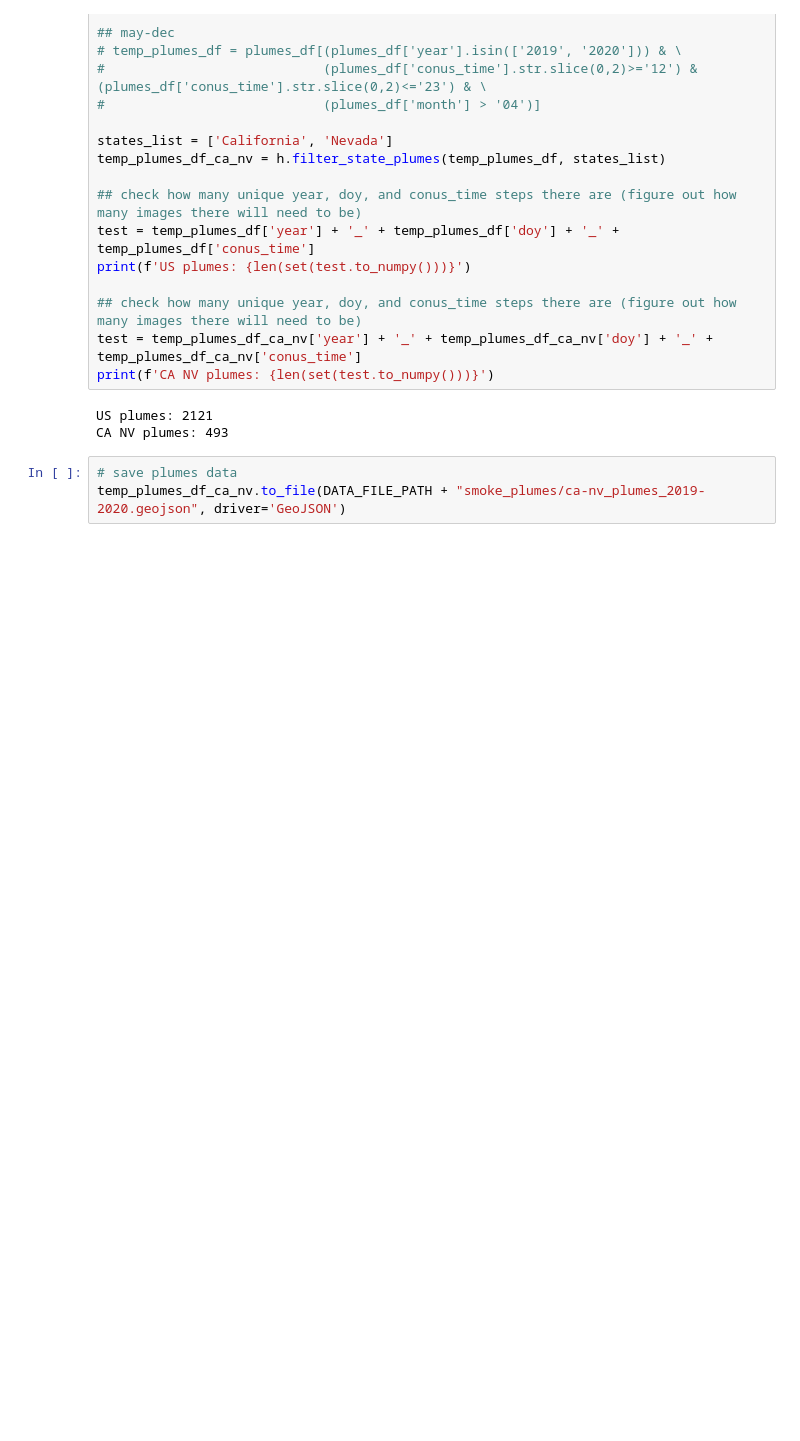
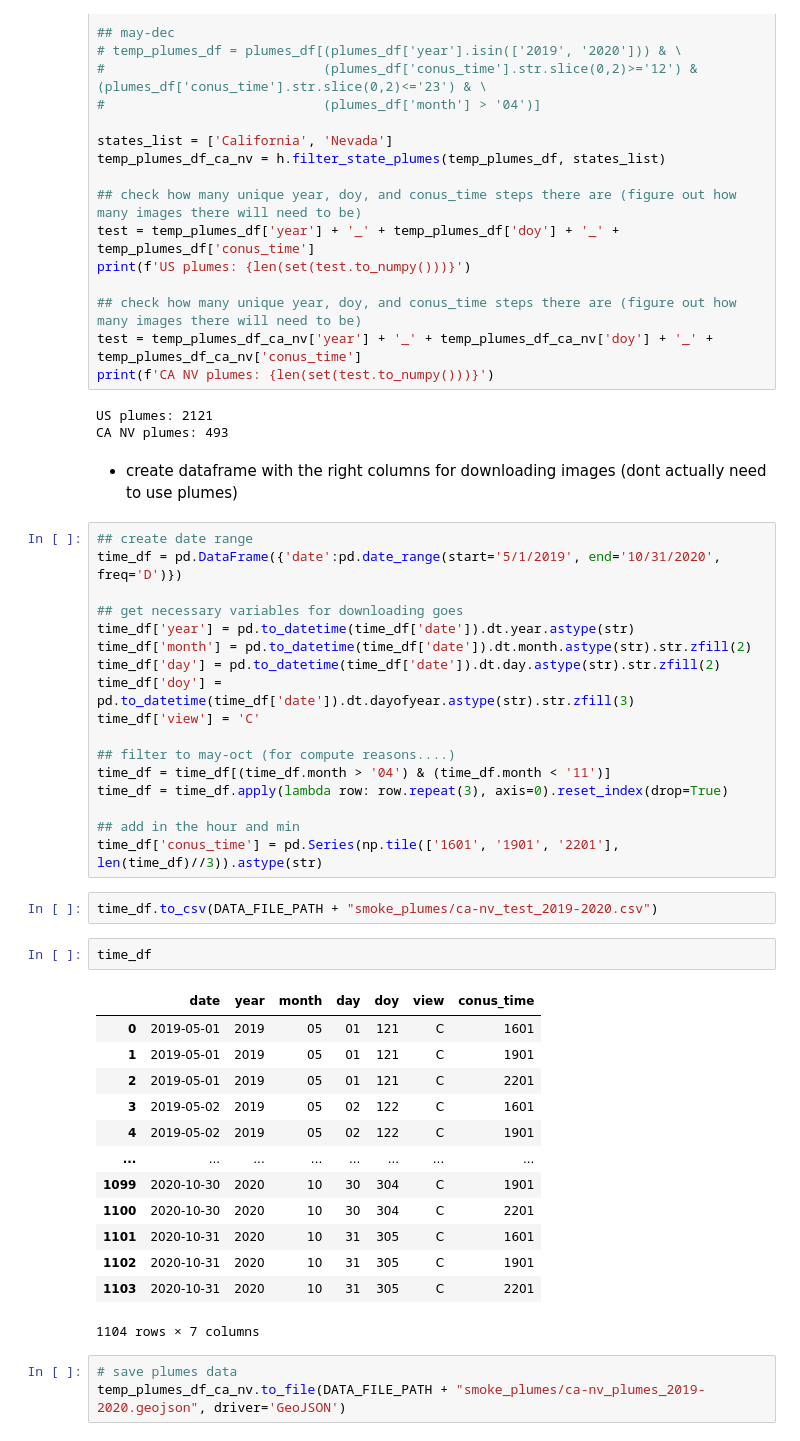
Before and after one commit to jeffwen/smoke_segmentation, a Jupyter notebook: notebooks/0_smoke_filtering_goes_download.ipynb, the cells around one changed output. Cells and saved outputs as stored; diff of their text form; blank space fills up the shorter version.

Commit message:
add custom test data download for 2019-2020

```diff
--- a/notebooks/0_smoke_filtering_goes_download.ipynb
+++ b/notebooks/0_smoke_filtering_goes_download.ipynb
@@ -107,6 +110,43 @@ print(f'CA NV plumes: {len(set(test.to_numpy()))}')
 # %% [output]
 US plumes: 2121
 CA NV plumes: 493
+# %% [markdown]
+* create dataframe with the right columns for downloading images (dont actually need to use plumes)
+# %%
+## create date range
+time_df = pd.DataFrame({'date':pd.date_range(start='5/1/2019', end='10/31/2020', freq='D')})
+
+## get necessary variables for downloading goes
+time_df['year'] = pd.to_datetime(time_df['date']).dt.year.astype(str)
+time_df['month'] = pd.to_datetime(time_df['date']).dt.month.astype(str).str.zfill(2)
+time_df['day'] = pd.to_datetime(time_df['date']).dt.day.astype(str).str.zfill(2)
+time_df['doy'] = pd.to_datetime(time_df['date']).dt.dayofyear.astype(str).str.zfill(3)
+time_df['view'] = 'C'
+
+## filter to may-oct (for compute reasons....)
+time_df = time_df[(time_df.month > '04') & (time_df.month < '11')]
+time_df = time_df.apply(lambda row: row.repeat(3), axis=0).reset_index(drop=True)
+
+## add in the hour and min
+time_df['conus_time'] = pd.Series(np.tile(['1601', '1901', '2201'], len(time_df)//3)).astype(str)
+# %%
+time_df.to_csv(DATA_FILE_PATH + "smoke_plumes/ca-nv_test_2019-2020.csv")
+# %%
+time_df
+# %% [output]
+|  | date | year | month | day | doy | view | conus_time |
+| 0 | 2019-05-01 | 2019 | 05 | 01 | 121 | C | 1601 |
+| 1 | 2019-05-01 | 2019 | 05 | 01 | 121 | C | 1901 |
+| 2 | 2019-05-01 | 2019 | 05 | 01 | 121 | C | 2201 |
+| 3 | 2019-05-02 | 2019 | 05 | 02 | 122 | C | 1601 |
+| 4 | 2019-05-02 | 2019 | 05 | 02 | 122 | C | 1901 |
+| ... | ... | ... | ... | ... | ... | ... | ... |
+| 1099 | 2020-10-30 | 2020 | 10 | 30 | 304 | C | 1901 |
+| 1100 | 2020-10-30 | 2020 | 10 | 30 | 304 | C | 2201 |
+| 1101 | 2020-10-31 | 2020 | 10 | 31 | 305 | C | 1601 |
+| 1102 | 2020-10-31 | 2020 | 10 | 31 | 305 | C | 1901 |
+| 1103 | 2020-10-31 | 2020 | 10 | 31 | 305 | C | 2201 |
+1104 rows × 7 columns
 # %%
 # save plumes data
 temp_plumes_df_ca_nv.to_file(DATA_FILE_PATH + "smoke_plumes/ca-nv_plumes_2019-2020.geojson", driver='GeoJSON')
```
Also changed, not shown: parts of 1 cell of this notebook, 1 other file.
